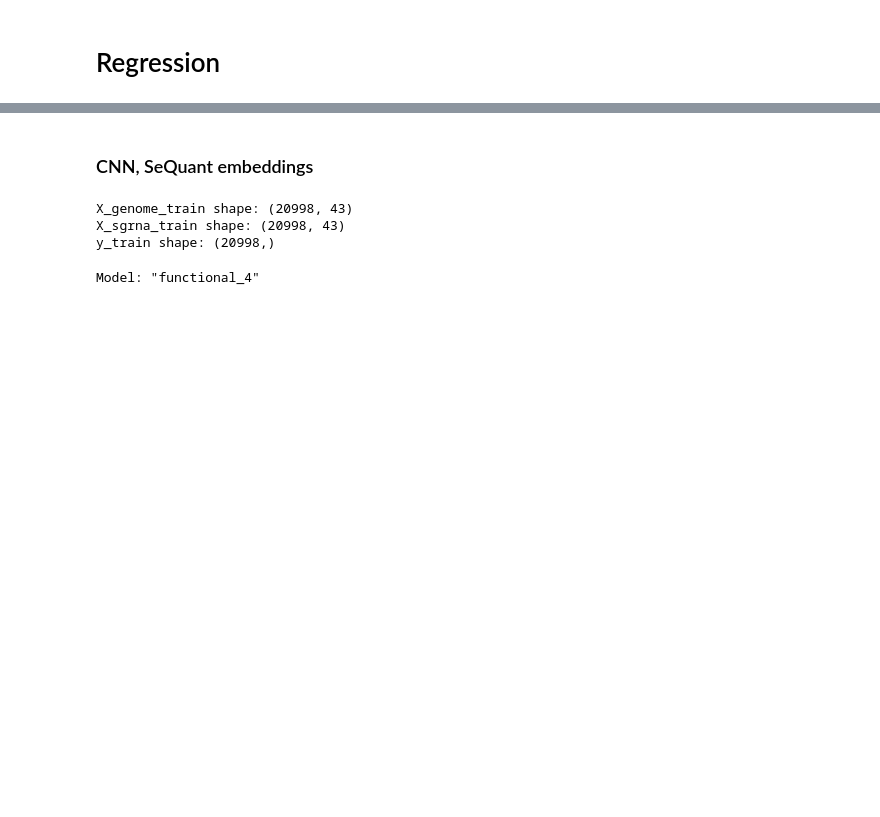
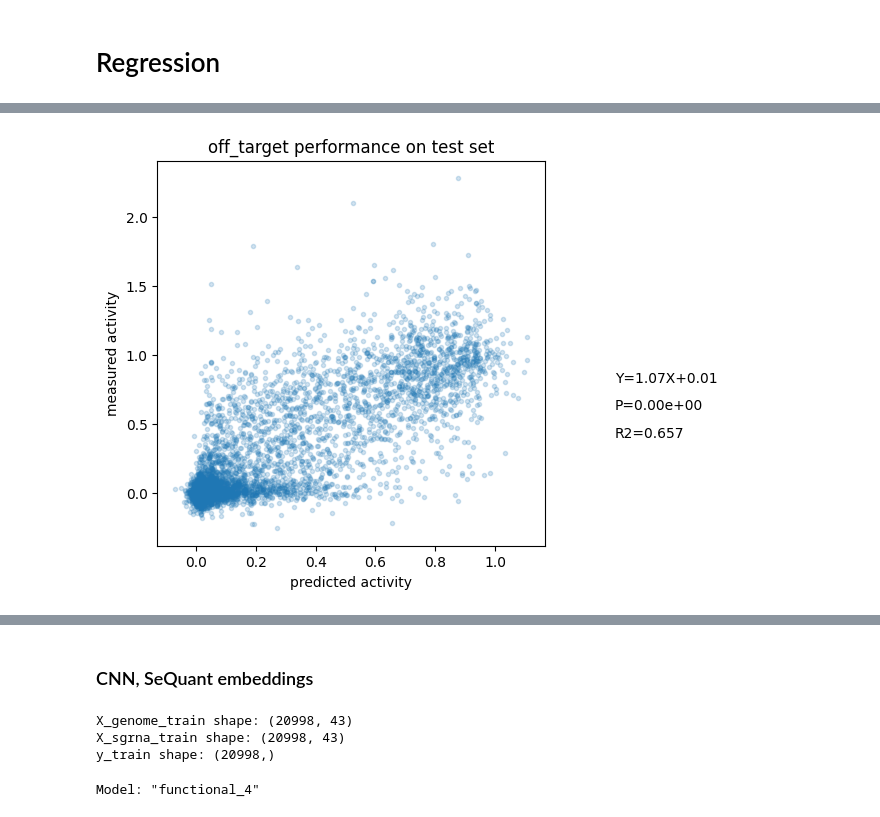
Before and after one commit to oreshnya/crispr, a Jupyter notebook: process.ipynb, the cells around one changed output, grey strips where cells are left out. Cells and saved outputs as stored; diff of their text form; code cells hidden in the pictures; blank space fills up the shorter version.

```diff
--- a/process.ipynb
+++ b/process.ipynb
@@ -164,0 +186,13 @@ df = df.join(sgRNA_embeddings.add_prefix('sgrna_'), how='left')
+# %%
+# Преобразуем encoded_7channels обратно в матрицу 7×N (для CNN можно оставить 2D)
+X = np.array([np.reshape(ch, (7, -1)).T for ch in df['encoded_7channels']])
+# Добавляем ось каналов: теперь (N, 26, 7, 1)
+X = np.expand_dims(X, axis=-1)
+
+# Целевая переменная
+y = df['mean_relative_gamma'].to_numpy()
+
+# Разделяем на train/test
+X_train, X_test, y_train, y_test = train_test_split(
+    X, y, test_size=0.2, random_state=42
+)
@@ -164,0 +295,9 @@ df = df.join(sgRNA_embeddings.add_prefix('sgrna_'), how='left')
+# %%
+# validation_data=(X_test, y_test) скажет Керасу после каждой эпохи проверять модель на тестовой выборке
+history = model_float.fit(
+    X_train, y_train,
+    batch_size=256,
+    epochs=20,
+    validation_data=(X_test, y_test),
+    verbose=1
+)
@@ -164,0 +322,20 @@ df = df.join(sgRNA_embeddings.add_prefix('sgrna_'), how='left')
+# %%
+# Предсказания
+pre_act = model_float.predict(X_test).ravel()
+true_act = y_test.ravel()
+
+# Пример: построим scatter-диаграмму предсказаний vs истинных значений
+fig, ax = plt.subplots(figsize=(5,5))
+ax.scatter(pre_act, true_act, marker='.', alpha=.2)
+a, b, r_value, p_value, std_err = stats.linregress(pre_act, true_act)
+
+ax.set_xlabel('predicted activity')
+ax.set_ylabel('measured activity')
+ax.set_title('off_target performance on test set')
+
+plt.text(1.4, 0.8, f'Y={a:.2f}X+{b:.2f}')
+plt.text(1.4, 0.6, f'P={p_value:.2e}')
+plt.text(1.4, 0.4, f'R2={r_value*r_value:.3f}')
+
+plt.show()
+# %% [output]
@@ -164,0 +343 @@ df = df.join(sgRNA_embeddings.add_prefix('sgrna_'), how='left')
+[figure, added]
```
Also changed, not shown: parts of 21 cells of this notebook, 16 other files.
